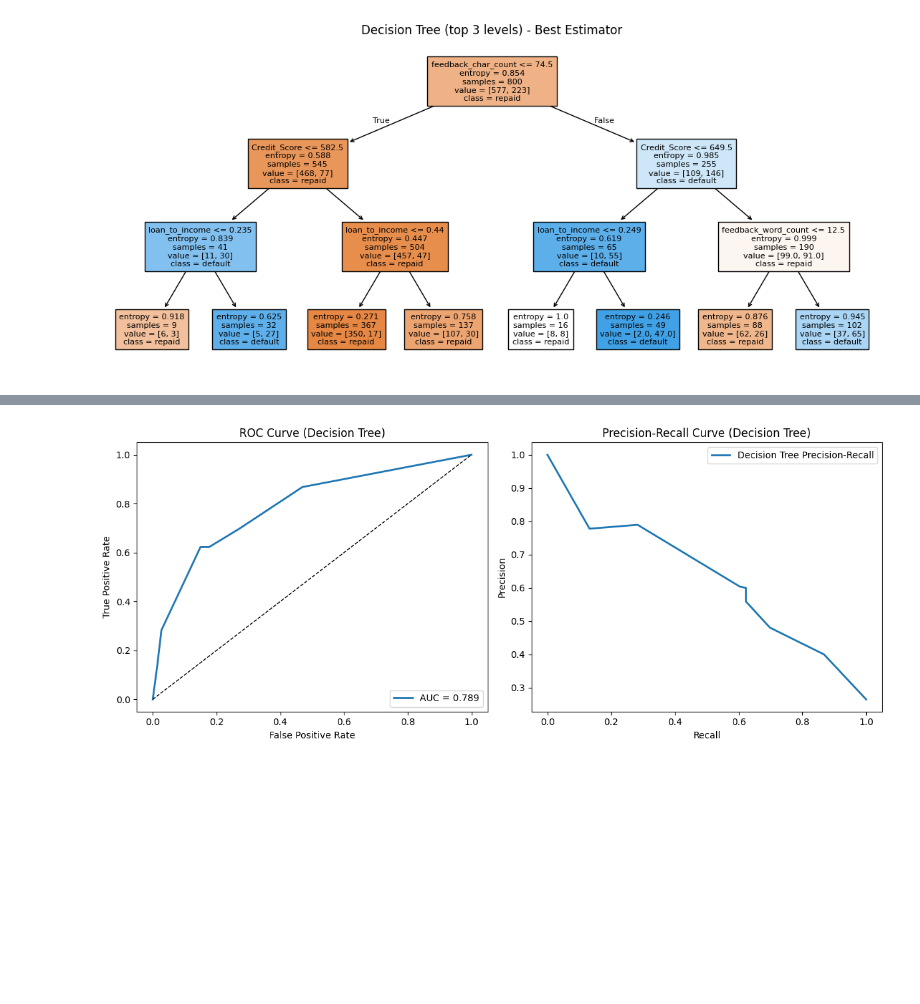
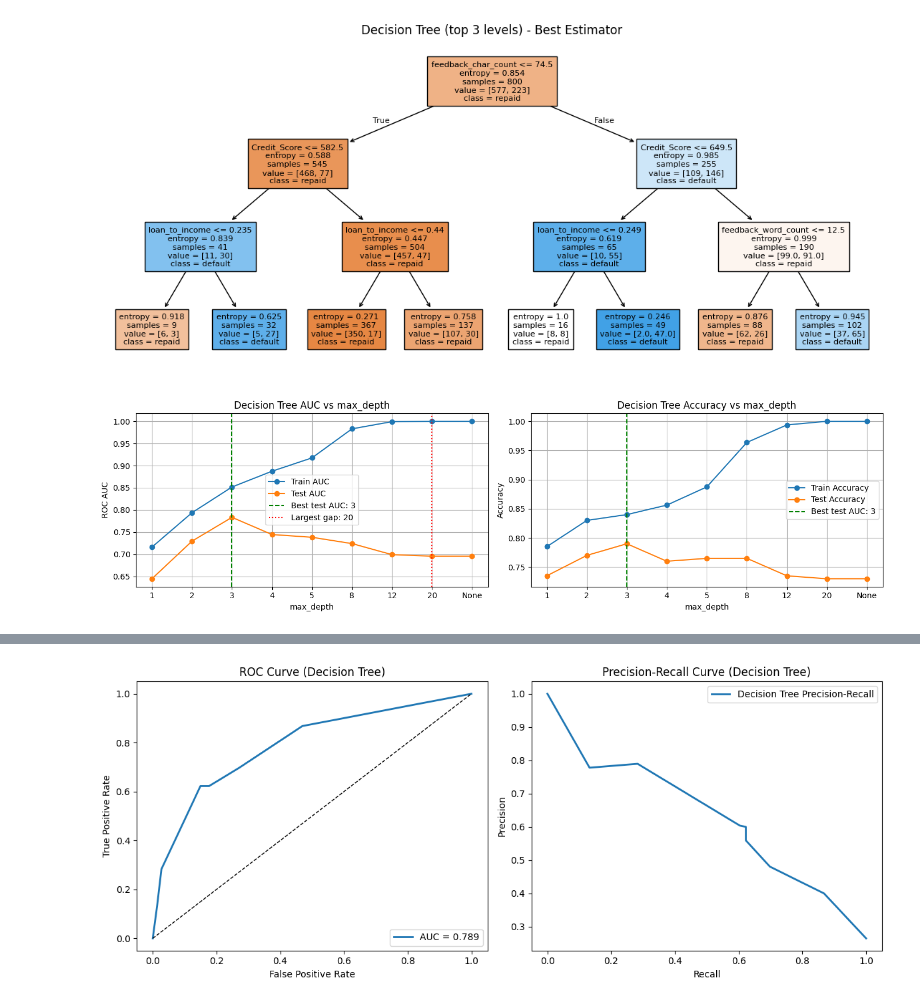
Before and after one commit to PoisonDarterz/wie3007_assignment, a Jupyter notebook: group_project.ipynb, the cells around one changed output, grey strips where cells are left out. Cells and saved outputs as stored; diff of their text form; code cells hidden in the pictures; blank space fills up the shorter version.

Commit message:
Add parameter testing for decision tree model

```diff
--- a/group_project.ipynb
+++ b/group_project.ipynb
@@ -1253,3 +1253,83 @@ weighted avg       0.79      0.79      0.79       200
 
 ROC AUC: 0.7891
 [figure]
+# %%
+# Decision Tree complexity sweep (max_depth) to demonstrate underfit/best/overfit behaviour
+depths = [1, 2, 3, 4, 5, 8, 12, 20, None]
+train_auc = []
+test_auc = []
+train_acc = []
+test_acc = []
+labels = [str(d) for d in depths]
+for d in depths:
+    clf = DecisionTreeClassifier(max_depth=d, random_state=42)
+    clf.fit(X_train, y_train)
+    # probabilities fallback to predictions if not available
+    try:
+        y_tr_proba = clf.predict_proba(X_train)[:, 1]
+        y_te_proba = clf.predict_proba(X_test)[:, 1]
+    except Exception:
+        y_tr_proba = clf.predict(X_train).astype(float)
+        y_te_proba = clf.predict(X_test).astype(float)
+    train_auc.append(roc_auc_score(y_train, y_tr_proba))
+    test_auc.append(roc_auc_score(y_test, y_te_proba))
+    train_acc.append(accuracy_score(y_train, clf.predict(X_train)))
+    test_acc.append(accuracy_score(y_test, clf.predict(X_test)))
+
+# Convert to arrays for easy computation
+import numpy as _np
+train_auc = _np.array(train_auc)
+test_auc = _np.array(test_auc)
+train_acc = _np.array(train_acc)
+test_acc = _np.array(test_acc)
+
+# Locate best (highest test AUC), most-overfitting (largest train-test AUC gap), and most-underfitting (lowest test AUC)
+best_idx = int(_np.nanargmax(test_auc))
+gap = train_auc - test_auc
+overfit_idx = int(_np.nanargmax(gap))
+underfit_idx = int(_np.nanargmin(test_auc))
+
+# Plot AUC and Accuracy vs max_depth
+x = range(len(depths))
+fig, axes = plt.subplots(1, 2, figsize=(14, 4))
+# AUC
+axes[0].plot(x, train_auc, label='Train AUC', marker='o')
+axes[0].plot(x, test_auc, label='Test AUC', marker='o')
+axes[0].axvline(best_idx, color='green', linestyle='--', label=f'Best test AUC: {labels[best_idx]}')
+axes[0].axvline(overfit_idx, color='red', linestyle=':', label=f'Largest gap: {labels[overfit_idx]}')
+axes[0].set_xticks(x)
+axes[0].set_xticklabels(labels)
+axes[0].set_xlabel('max_depth')
+axes[0].set_ylabel('ROC AUC')
+axes[0].set_title('Decision Tree AUC vs max_depth')
+axes[0].legend()
+axes[0].grid(True)
+# Accuracy
+axes[1].plot(x, train_acc, label='Train Accuracy', marker='o')
+axes[1].plot(x, test_acc, label='Test Accuracy', marker='o')
+axes[1].axvline(best_idx, color='green', linestyle='--', label=f'Best test AUC: {labels[best_idx]}')
+axes[1].set_xticks(x)
+axes[1].set_xticklabels(labels)
+axes[1].set_xlabel('max_depth')
+axes[1].set_ylabel('Accuracy')
+axes[1].set_title('Decision Tree Accuracy vs max_depth')
+axes[1].legend()
+axes[1].grid(True)
+plt.tight_layout()
+plt.show()
+
+# If the current best_dt has a different max_depth, show comparison
+if 'best_dt' in globals():
+    bd = getattr(best_dt, 'max_depth', None)
+    print(f' Current GridSearch best_dt.max_depth = {bd} (type: {type(bd).__name__})')
+    # Compare test AUC
+    try:
+        if bd in depths:
+            idx = labels.index(str(bd))
+            print(f' test AUC at best_dt.max_depth: {test_auc[idx]:.4f}')
+        else:
+            print(' best_dt.max_depth not in sweep depths; consider enlarging sweep to include None or larger depths')
+    except Exception:
+        pass
+# %% [output]
+[figure, added]
```
Also changed, not shown: parts of 3 cells of this notebook.
